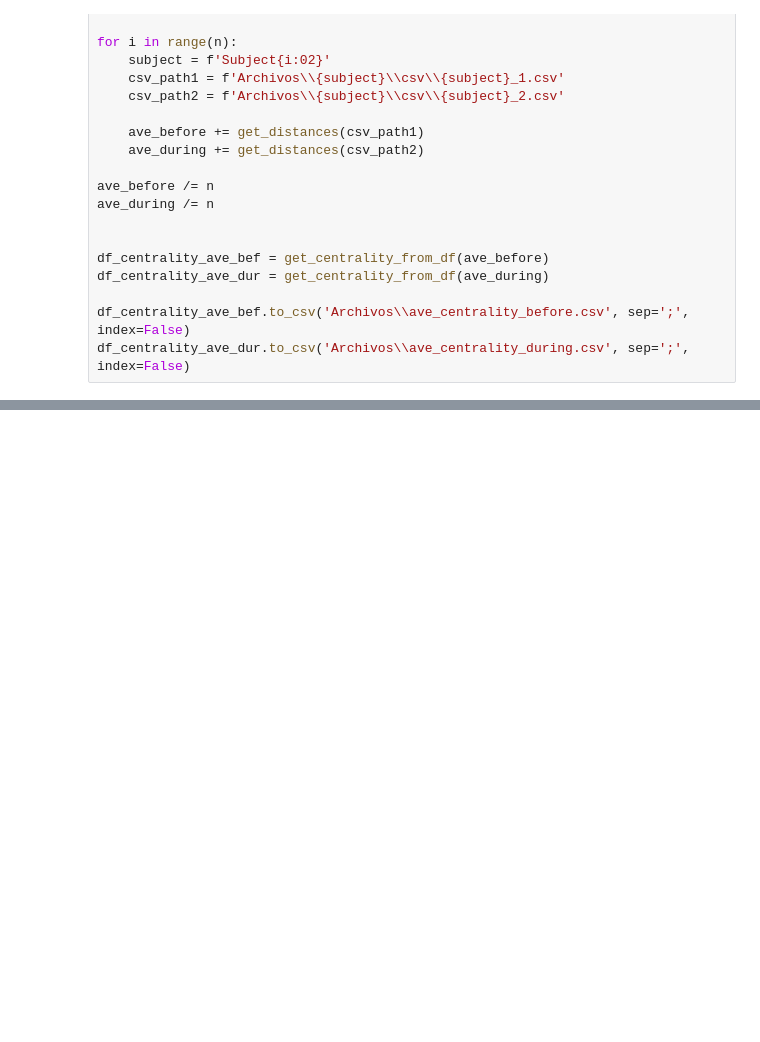
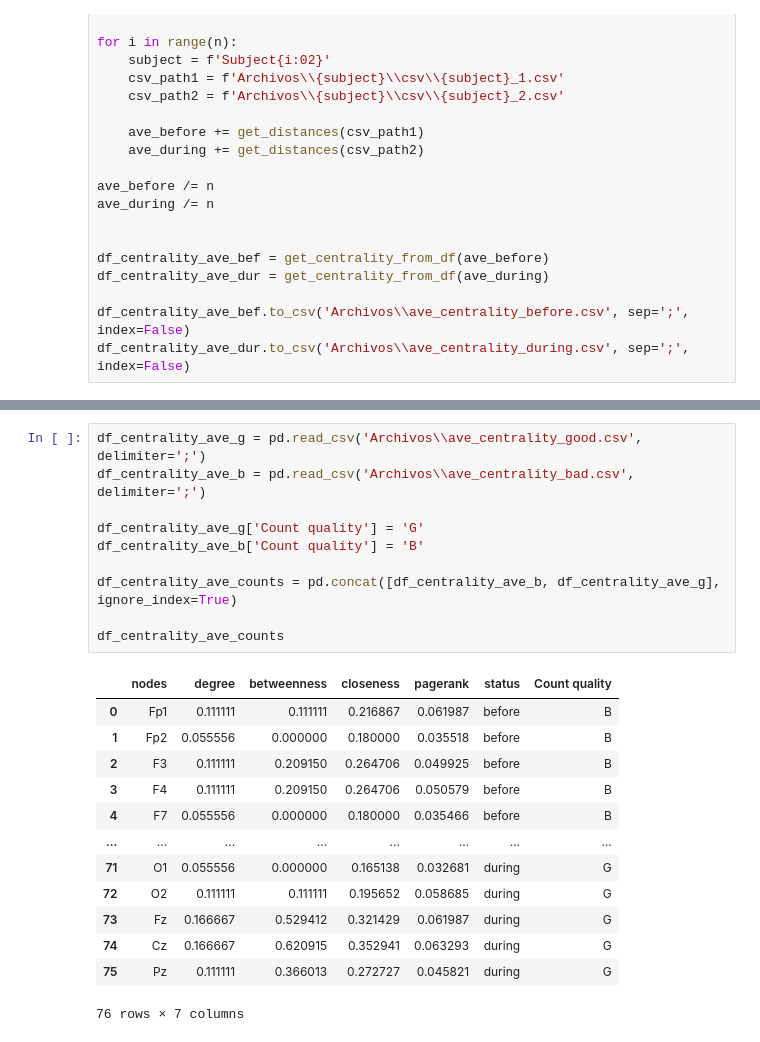
Before and after one commit to dosquisd/EEG-arithmetic-task, a Jupyter notebook: EEG.ipynb, the cells around one changed output, grey strips where cells are left out. Drawn from its saved outputs; the diff is of its cells as text; blank space fills up the shorter version.

```diff
--- a/EEG.ipynb
+++ b/EEG.ipynb
@@ -1064,0 +971,24 @@ nx.draw_networkx(
+# %%
+df_centrality_ave_g = pd.read_csv('Archivos\\ave_centrality_good.csv', delimiter=';')
+df_centrality_ave_b = pd.read_csv('Archivos\\ave_centrality_bad.csv', delimiter=';')
+
+df_centrality_ave_g['Count quality'] = 'G'
+df_centrality_ave_b['Count quality'] = 'B'
+
+df_centrality_ave_counts = pd.concat([df_centrality_ave_b, df_centrality_ave_g], ignore_index=True)
+
+df_centrality_ave_counts
+# %% [output]
+|  | nodes | degree | betweenness | closeness | pagerank | status | Count quality |
+| 0 | Fp1 | 0.111111 | 0.111111 | 0.216867 | 0.061987 | before | B |
+| 1 | Fp2 | 0.055556 | 0.000000 | 0.180000 | 0.035518 | before | B |
+| 2 | F3 | 0.111111 | 0.209150 | 0.264706 | 0.049925 | before | B |
+| 3 | F4 | 0.111111 | 0.209150 | 0.264706 | 0.050579 | before | B |
+| 4 | F7 | 0.055556 | 0.000000 | 0.180000 | 0.035466 | before | B |
+| ... | ... | ... | ... | ... | ... | ... | ... |
+| 71 | O1 | 0.055556 | 0.000000 | 0.165138 | 0.032681 | during | G |
+| 72 | O2 | 0.111111 | 0.111111 | 0.195652 | 0.058685 | during | G |
+| 73 | Fz | 0.166667 | 0.529412 | 0.321429 | 0.061987 | during | G |
+| 74 | Cz | 0.166667 | 0.620915 | 0.352941 | 0.063293 | during | G |
+| 75 | Pz | 0.111111 | 0.366013 | 0.272727 | 0.045821 | during | G |
+76 rows × 7 columns
```
Also changed, not shown: parts of 35 cells of this notebook, 2 other files.
